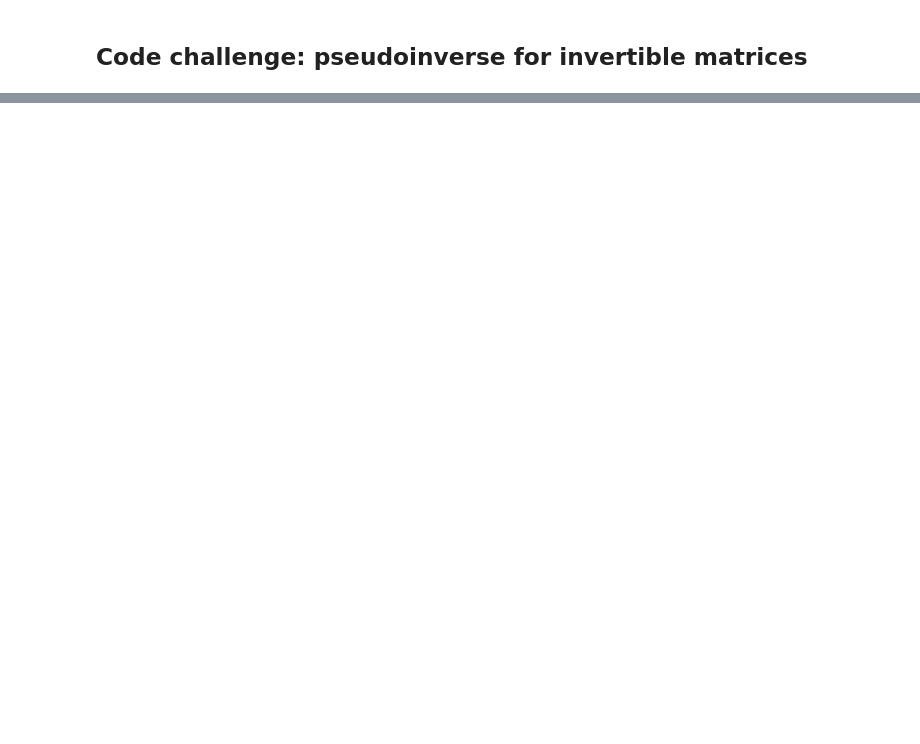
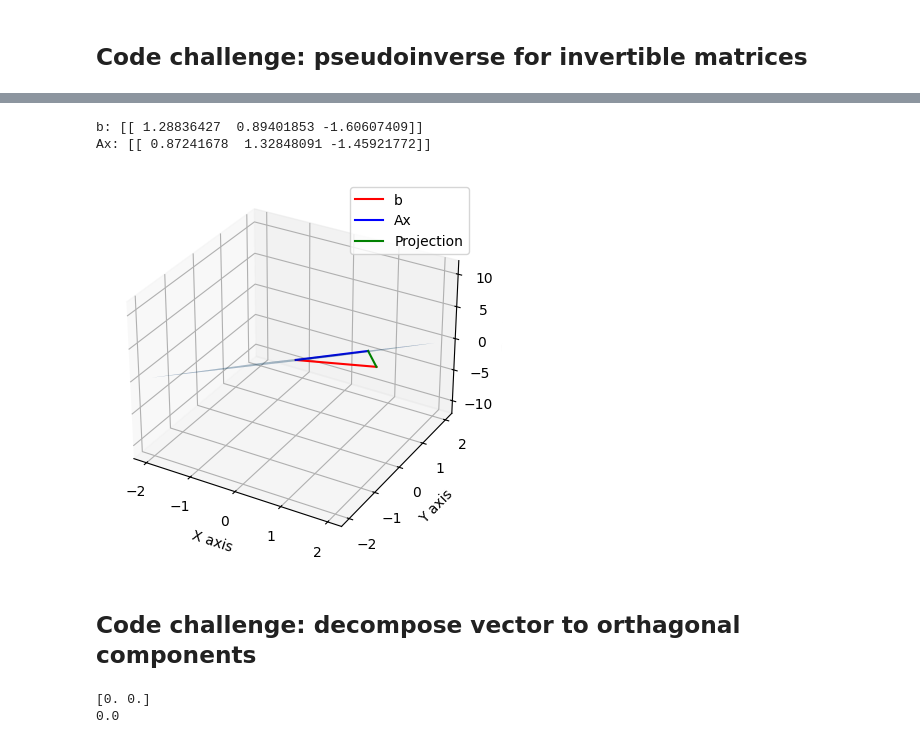
Before and after one commit to barzansaeedpour/foundations-of-machine-learning, a Jupyter notebook: 01_Mathematics-for-Machine-Learning/01_linear-algebra/01_linear-algebra.ipynb, the cells around one changed output, grey strips where cells are left out. Saved outputs shown, nothing was run; the diff lists cells and outputs as text; code cells hidden in the pictures; blank space fills up the shorter version.

```diff
--- a/01_Mathematics-for-Machine-Learning/01_linear-algebra/01_linear-algebra.ipynb
+++ b/01_Mathematics-for-Machine-Learning/01_linear-algebra/01_linear-algebra.ipynb
@@ -2204,0 +2257,75 @@ print(np.round(Ainvp-AinvF,5))
+# %%
+import numpy as np
+import matplotlib.pyplot as plt
+from mpl_toolkits.mplot3d import Axes3D
+
+# matrix sizes
+m = 3
+n = 2
+
+# vector b
+b = np.random.randn(m, 1)
+
+# matrix A
+A = np.random.randn(m, n)
+
+# solution
+x = np.linalg.solve(A.T @ A, A.T @ b)
+Ax = A @ x
+
+print("b:", b.T)
+print("Ax:", Ax.T)
+
+# plot
+fig = plt.figure(figsize=plt.figaspect(1))
+ax = fig.add_subplot(111, projection='3d')
+
+# plot the vectors
+ax.plot([0, b[0].ravel()[0]], [0, b[1].ravel()[0]], [0, b[2].ravel()[0]], 'r', label='b')
+ax.plot([0, Ax[0].ravel()[0]], [0, Ax[1].ravel()[0]], [0, Ax[2].ravel()[0]], 'b', label='Ax')
+
+# plot the projection line
+ax.plot([Ax[0][0], b[0][0]],
+        [Ax[1][0], b[1][0]],
+        [Ax[2][0], b[2][0]], 'g', label='Projection')
+
+# now draw plane
+xx, yy = np.meshgrid(np.linspace(-2, 2), np.linspace(-2, 2))
+# cross product of two different columns of A
+cp = np.cross(A[:, 0], A[:, 1])
+z1 = (-cp[0] * xx - cp[1] * yy) * 1. / cp[2]
+ax.plot_surface(xx, yy, z1, alpha=0.4)
+
+# adding labels
+ax.set_xlabel('X axis')
+ax.set_ylabel('Y axis')
+ax.set_zlabel('Z axis')
+
+plt.legend()
+plt.show()
+# %% [output]
+b: [[ 1.28836427  0.89401853 -1.60607409]]
+Ax: [[ 0.87241678  1.32848091 -1.45921772]]
+[figure, added]
+# %% [markdown]
+## Code challenge: decompose vector to orthagonal components
+# %%
+#vector w, to be composed
+w = np.array([2,3])
+
+#vector v, the reference
+v = np.array([4,0])
+
+#compute w-parallel-to-v
+beta = np.dot(v,w)/np.dot(v,v)
+w_par_v = beta*v
+
+#compute w-orthagonal-to-v
+w_prep_v = w - w_par_v
+
+#confirm results algebraically(sum to w,orthagonal components)
+print((w_par_v+w_prep_v)-w)
+print(np.dot(w_par_v,w_prep_v))
+# %% [output]
+[0. 0.]
+0.0
```
Also changed, not shown: parts of 55 cells of this notebook.
